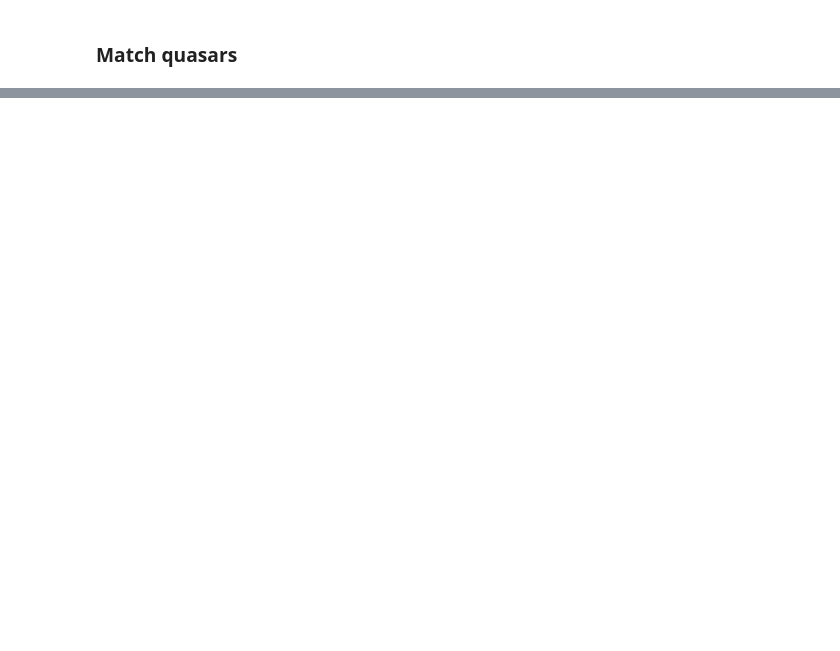
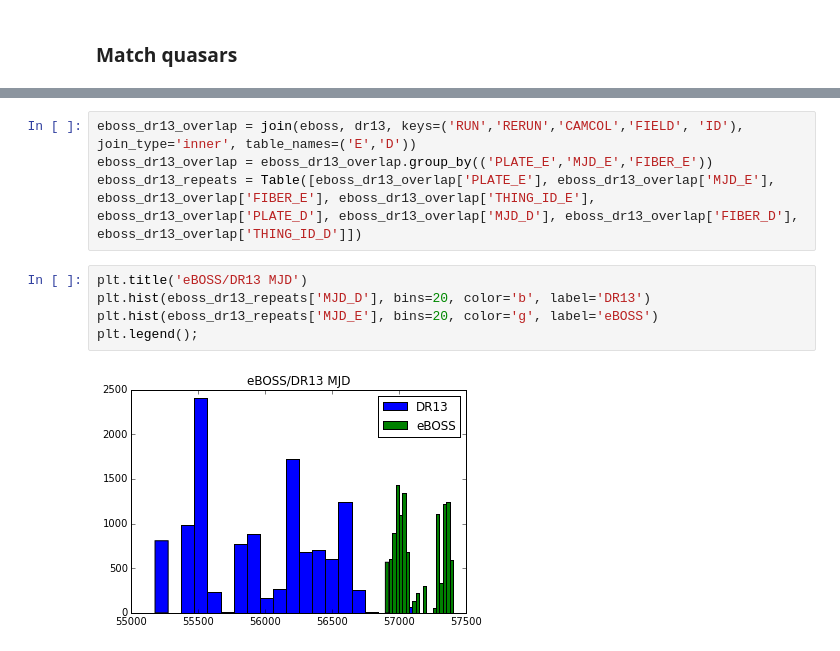
Before and after one commit to belaa/eboss-lya-qa, a Jupyter notebook: eboss_boss_repeat_qsos.ipynb, the cells around one changed output, grey strips where cells are left out. Saved outputs shown, nothing was run; the diff lists cells and outputs as text; blank space fills up the shorter version.

```diff
--- a/eboss_boss_repeat_qsos.ipynb
+++ b/eboss_boss_repeat_qsos.ipynb
@@ -83,0 +72,11 @@ float(len(unique_eboss))/len(eboss)
+# %%
+eboss_dr13_overlap = join(eboss, dr13, keys=('RUN','RERUN','CAMCOL','FIELD', 'ID'), join_type='inner', table_names=('E','D'))
+eboss_dr13_overlap = eboss_dr13_overlap.group_by(('PLATE_E','MJD_E','FIBER_E'))
+eboss_dr13_repeats = Table([eboss_dr13_overlap['PLATE_E'], eboss_dr13_overlap['MJD_E'], eboss_dr13_overlap['FIBER_E'], eboss_dr13_overlap['THING_ID_E'], eboss_dr13_overlap['PLATE_D'], eboss_dr13_overlap['MJD_D'], eboss_dr13_overlap['FIBER_D'], eboss_dr13_overlap['THING_ID_D']])
+# %%
+plt.title('eBOSS/DR13 MJD')
+plt.hist(eboss_dr13_repeats['MJD_D'], bins=20, color='b', label='DR13')
+plt.hist(eboss_dr13_repeats['MJD_E'], bins=20, color='g', label='eBOSS')
+plt.legend();
+# %% [output]
+[figure, added]
```
Also changed, not shown: parts of 26 cells of this notebook, 3 other files.
